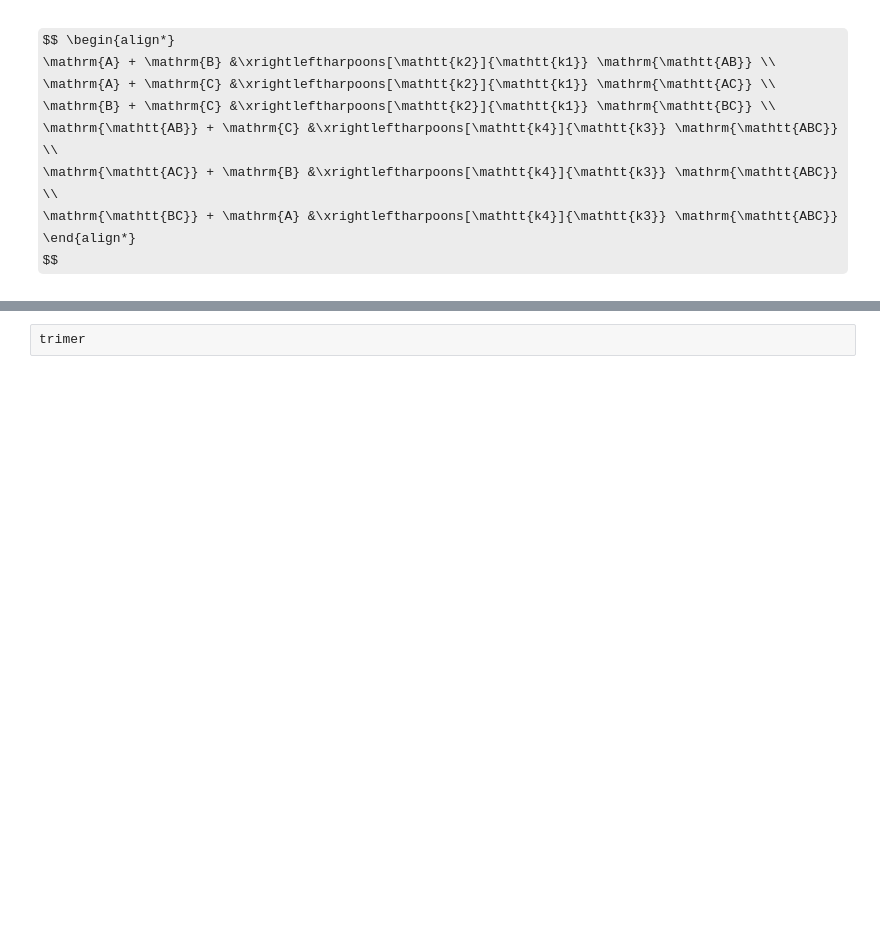
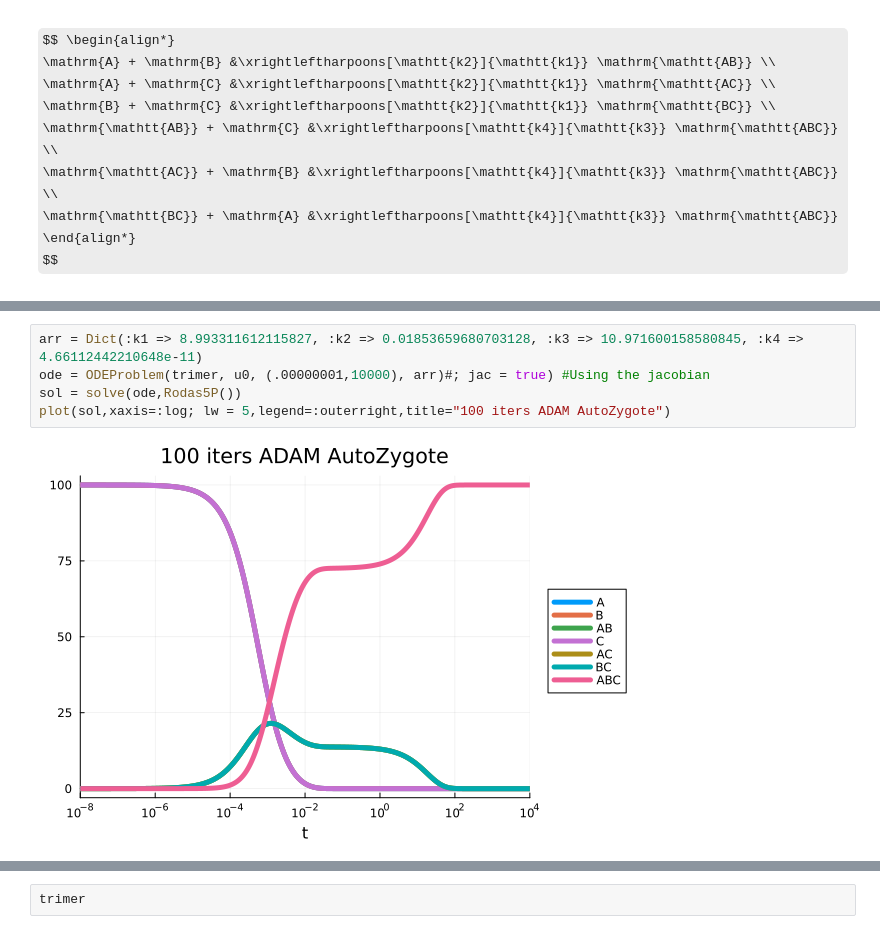
Before and after one commit to takeshita-sho/KineticAssembly, a Jupyter notebook: KineticAssemblyJ/test.ipynb, the cells around one changed output, grey strips where cells are left out. Drawn from its saved outputs; the diff is of its cells as text; some formulas as TeX source; blank space fills up the shorter version.

```diff
--- a/KineticAssemblyJ/test.ipynb
+++ b/KineticAssemblyJ/test.ipynb
@@ -42 +42,8 @@ plot(sol,xaxis=:log; lw = 5,legend=:outerright)
+# %%
+arr = Dict(:k1 => 8.993311612115827, :k2 => 0.01853659680703128, :k3 => 10.971600158580845, :k4 => 4.66112442210648e-11)
+ode = ODEProblem(trimer, u0, (.00000001,10000), arr)#; jac = true) #Using the jacobian
+sol = solve(ode,Rodas5P())
+plot(sol,xaxis=:log; lw = 5,legend=:outerright,title="100 iters ADAM AutoZygote")
+# %% [output]
+[figure, added]
 # %%
```
Also changed, not shown: parts of 5 cells of this notebook.
